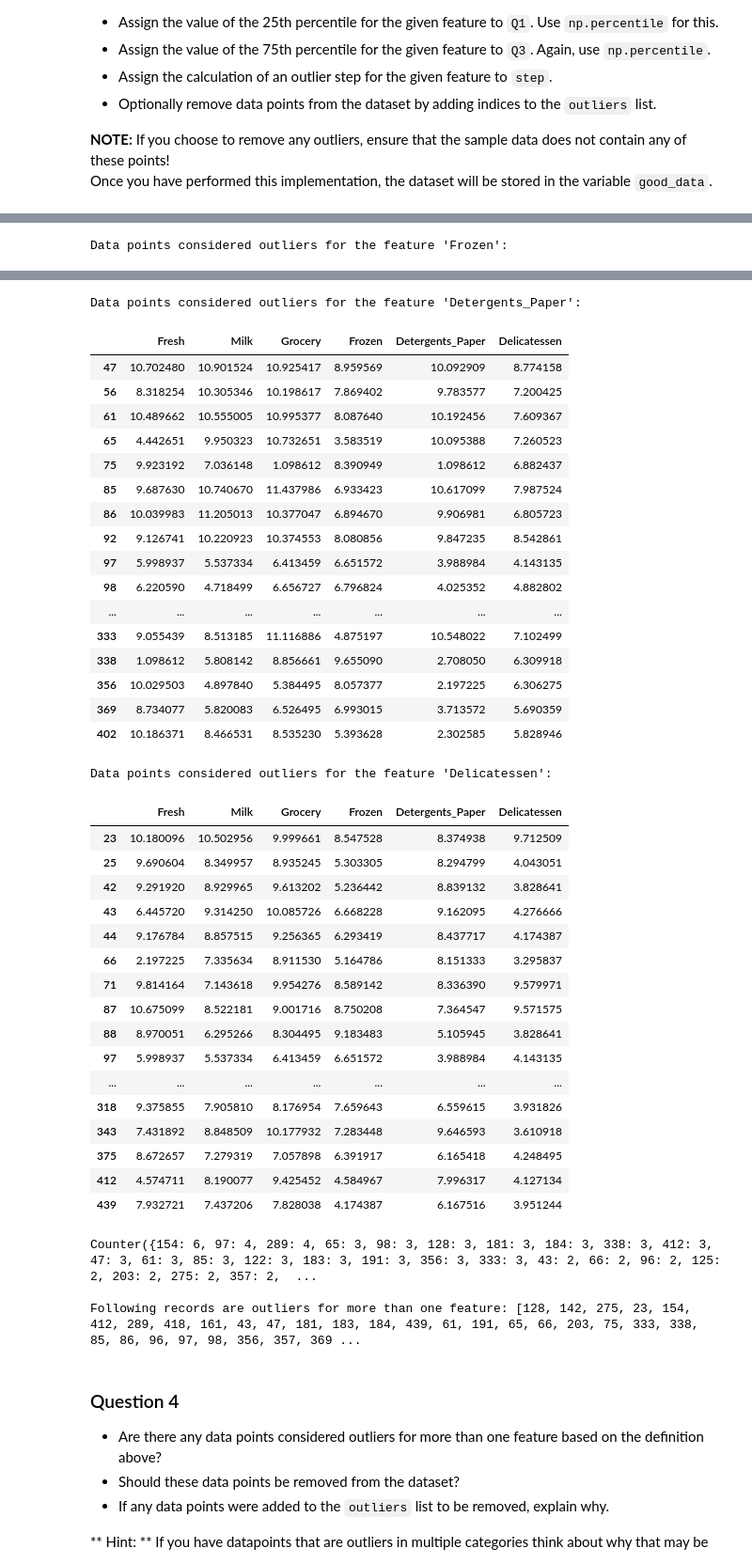
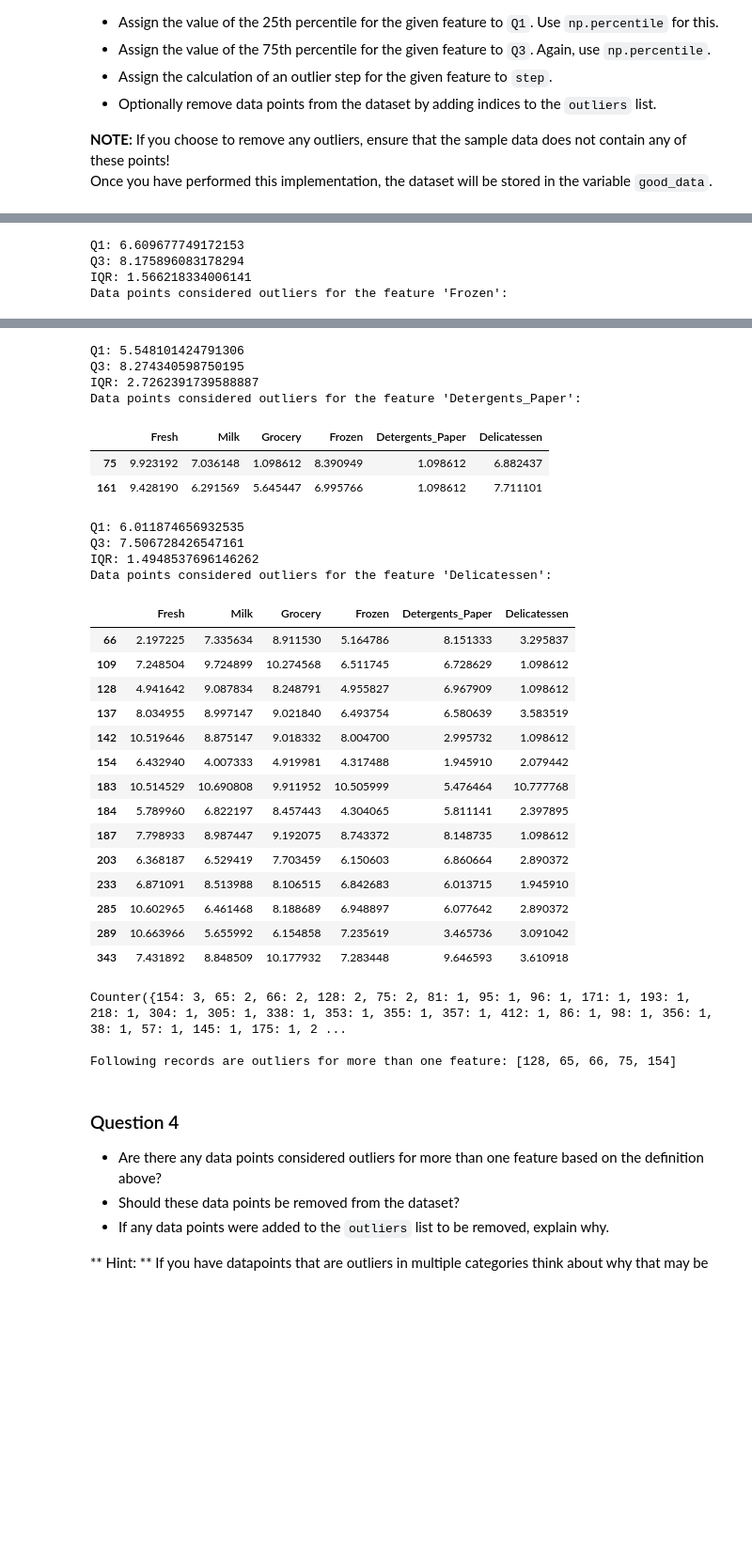
Before and after one commit to smmuzza/machine-learning, a Jupyter notebook: projects/customer_segments/customer_segments.ipynb, the cells around one changed output, grey strips where cells are left out. Shown at 94% size. Saved outputs shown, nothing was run; the diff lists cells and outputs as text; code cells hidden in the pictures; blank space fills up the shorter version.

```diff
--- a/projects/customer_segments/customer_segments.ipynb
+++ b/projects/customer_segments/customer_segments.ipynb
@@ -263,12 +263,16 @@ for feature in log_data.keys():
 
     # TODO: Calculate Q1 (25th percentile of the data) for the given feature
     Q1 = np.percentile(log_data[feature], 25)
+    print("Q1:", Q1)
 
     # TODO: Calculate Q3 (75th percentile of the data) for the given feature
     Q3 = np.percentile(log_data[feature], 75)
+    print("Q3:", Q3)
 
     # TODO: Use the interquartile range to calculate an outlier step (1.5 times the interquartile range)
-    step = 1.5 # 1.5 3.0
+    IQR = np.abs(Q3-Q1)
+    print("IQR:", IQR)
+    step = 1.5 * IQR # 3.0
 
     # Display the outliers
     print("Data points considered outliers for the feature '{}':".format(feature))
@@ -348,2 +339,5 @@ Data points considered outliers for the feature 'Grocery':
+Q1: 6.609677749172153
+Q3: 8.175896083178294
+IQR: 1.566218334006141
 Data points considered outliers for the feature 'Frozen':
 |  | Fresh | Milk | Grocery | Frozen | Detergents_Paper | Delicatessen |
@@ -363,45 +351,35 @@ Data points considered outliers for the feature 'Frozen':
 | 420 | 8.402007 | 8.569026 | 9.490015 | 3.218876 | 8.827321 | 7.239215 |
 | 429 | 9.060331 | 7.467371 | 8.183118 | 3.850148 | 4.430817 | 7.824446 |
 | 439 | 7.932721 | 7.437206 | 7.828038 | 4.174387 | 6.167516 | 3.951244 |
+Q1: 5.548101424791306
+Q3: 8.274340598750195
+IQR: 2.7262391739588887
 Data points considered outliers for the feature 'Detergents_Paper':
 |  | Fresh | Milk | Grocery | Frozen | Detergents_Paper | Delicatessen |
-| 47 | 10.702480 | 10.901524 | 10.925417 | 8.959569 | 10.092909 | 8.774158 |
-| 56 | 8.318254 | 10.305346 | 10.198617 | 7.869402 | 9.783577 | 7.200425 |
-| 61 | 10.489662 | 10.555005 | 10.995377 | 8.087640 | 10.192456 | 7.609367 |
-| 65 | 4.442651 | 9.950323 | 10.732651 | 3.583519 | 10.095388 | 7.260523 |
 | 75 | 9.923192 | 7.036148 | 1.098612 | 8.390949 | 1.098612 | 6.882437 |
-| 85 | 9.687630 | 10.740670 | 11.437986 | 6.933423 | 10.617099 | 7.987524 |
-| 86 | 10.039983 | 11.205013 | 10.377047 | 6.894670 | 9.906981 | 6.805723 |
-| 92 | 9.126741 | 10.220923 | 10.374553 | 8.080856 | 9.847235 | 8.542861 |
-| 97 | 5.998937 | 5.537334 | 6.413459 | 6.651572 | 3.988984 | 4.143135 |
-| 98 | 6.220590 | 4.718499 | 6.656727 | 6.796824 | 4.025352 | 4.882802 |
-| ... | ... | ... | ... | ... | ... | ... |
-| 333 | 9.055439 | 8.513185 | 11.116886 | 4.875197 | 10.548022 | 7.102499 |
-| 338 | 1.098612 | 5.808142 | 8.856661 | 9.655090 | 2.708050 | 6.309918 |
-| 356 | 10.029503 | 4.897840 | 5.384495 | 8.057377 | 2.197225 | 6.306275 |
-| 369 | 8.734077 | 5.820083 | 6.526495 | 6.993015 | 3.713572 | 5.690359 |
-| 402 | 10.186371 | 8.466531 | 8.535230 | 5.393628 | 2.302585 | 5.828946 |
+| 161 | 9.428190 | 6.291569 | 5.645447 | 6.995766 | 1.098612 | 7.711101 |
+Q1: 6.011874656932535
+Q3: 7.506728426547161
+IQR: 1.4948537696146262
 Data points considered outliers for the feature 'Delicatessen':
 |  | Fresh | Milk | Grocery | Frozen | Detergents_Paper | Delicatessen |
-| 23 | 10.180096 | 10.502956 | 9.999661 | 8.547528 | 8.374938 | 9.712509 |
-| 25 | 9.690604 | 8.349957 | 8.935245 | 5.303305 | 8.294799 | 4.043051 |
-| 42 | 9.291920 | 8.929965 | 9.613202 | 5.236442 | 8.839132 | 3.828641 |
-| 43 | 6.445720 | 9.314250 | 10.085726 | 6.668228 | 9.162095 | 4.276666 |
-| 44 | 9.176784 | 8.857515 | 9.256365 | 6.293419 | 8.437717 | 4.174387 |
 | 66 | 2.197225 | 7.335634 | 8.911530 | 5.164786 | 8.151333 | 3.295837 |
-| 71 | 9.814164 | 7.143618 | 9.954276 | 8.589142 | 8.336390 | 9.579971 |
-| 87 | 10.675099 | 8.522181 | 9.001716 | 8.750208 | 7.364547 | 9.571575 |
-| 88 | 8.970051 | 6.295266 | 8.304495 | 9.183483 | 5.105945 | 3.828641 |
-| 97 | 5.998937 | 5.537334 | 6.413459 | 6.651572 | 3.988984 | 4.143135 |
-| ... | ... | ... | ... | ... | ... | ... |
-| 318 | 9.375855 | 7.905810 | 8.176954 | 7.659643 | 6.559615 | 3.931826 |
+| 109 | 7.248504 | 9.724899 | 10.274568 | 6.511745 | 6.728629 | 1.098612 |
+| 128 | 4.941642 | 9.087834 | 8.248791 | 4.955827 | 6.967909 | 1.098612 |
+| 137 | 8.034955 | 8.997147 | 9.021840 | 6.493754 | 6.580639 | 3.583519 |
+| 142 | 10.519646 | 8.875147 | 9.018332 | 8.004700 | 2.995732 | 1.098612 |
+| 154 | 6.432940 | 4.007333 | 4.919981 | 4.317488 | 1.945910 | 2.079442 |
+| 183 | 10.514529 | 10.690808 | 9.911952 | 10.505999 | 5.476464 | 10.777768 |
+| 184 | 5.789960 | 6.822197 | 8.457443 | 4.304065 | 5.811141 | 2.397895 |
+| 187 | 7.798933 | 8.987447 | 9.192075 | 8.743372 | 8.148735 | 1.098612 |
+| 203 | 6.368187 | 6.529419 | 7.703459 | 6.150603 | 6.860664 | 2.890372 |
+| 233 | 6.871091 | 8.513988 | 8.106515 | 6.842683 | 6.013715 | 1.945910 |
+| 285 | 10.602965 | 6.461468 | 8.188689 | 6.948897 | 6.077642 | 2.890372 |
+| 289 | 10.663966 | 5.655992 | 6.154858 | 7.235619 | 3.465736 | 3.091042 |
 | 343 | 7.431892 | 8.848509 | 10.177932 | 7.283448 | 9.646593 | 3.610918 |
-| 375 | 8.672657 | 7.279319 | 7.057898 | 6.391917 | 6.165418 | 4.248495 |
-| 412 | 4.574711 | 8.190077 | 9.425452 | 4.584967 | 7.996317 | 4.127134 |
-| 439 | 7.932721 | 7.437206 | 7.828038 | 4.174387 | 6.167516 | 3.951244 |
-Counter({154: 6, 97: 4, 289: 4, 65: 3, 98: 3, 128: 3, 181: 3, 184: 3, 338: 3, 412: 3, 47: 3, 61: 3, 85: 3, 122: 3, 183: 3, 191: 3, 356: 3, 333: 3, 43: 2, 66: 2, 96: 2, 125: 2, 203: 2, 275: 2, 357: 2,  ...
+Counter({154: 3, 65: 2, 66: 2, 128: 2, 75: 2, 81: 1, 95: 1, 96: 1, 171: 1, 193: 1, 218: 1, 304: 1, 305: 1, 338: 1, 353: 1, 355: 1, 357: 1, 412: 1, 86: 1, 98: 1, 356: 1, 38: 1, 57: 1, 145: 1, 175: 1, 2 ...
 
-Following records are outliers for more than one feature: [128, 142, 275, 23, 154, 412, 289, 418, 161, 43, 47, 181, 183, 184, 439, 61, 191, 65, 66, 203, 75, 333, 338, 85, 86, 96, 97, 98, 356, 357, 369 ...
+Following records are outliers for more than one feature: [128, 65, 66, 75, 154]
 # %% [markdown]
 ### Question 4
 * Are there any data points considered outliers for more than one feature based on the definition above?
```
Also changed, not shown: parts of 11 cells of this notebook, 1 other file.
